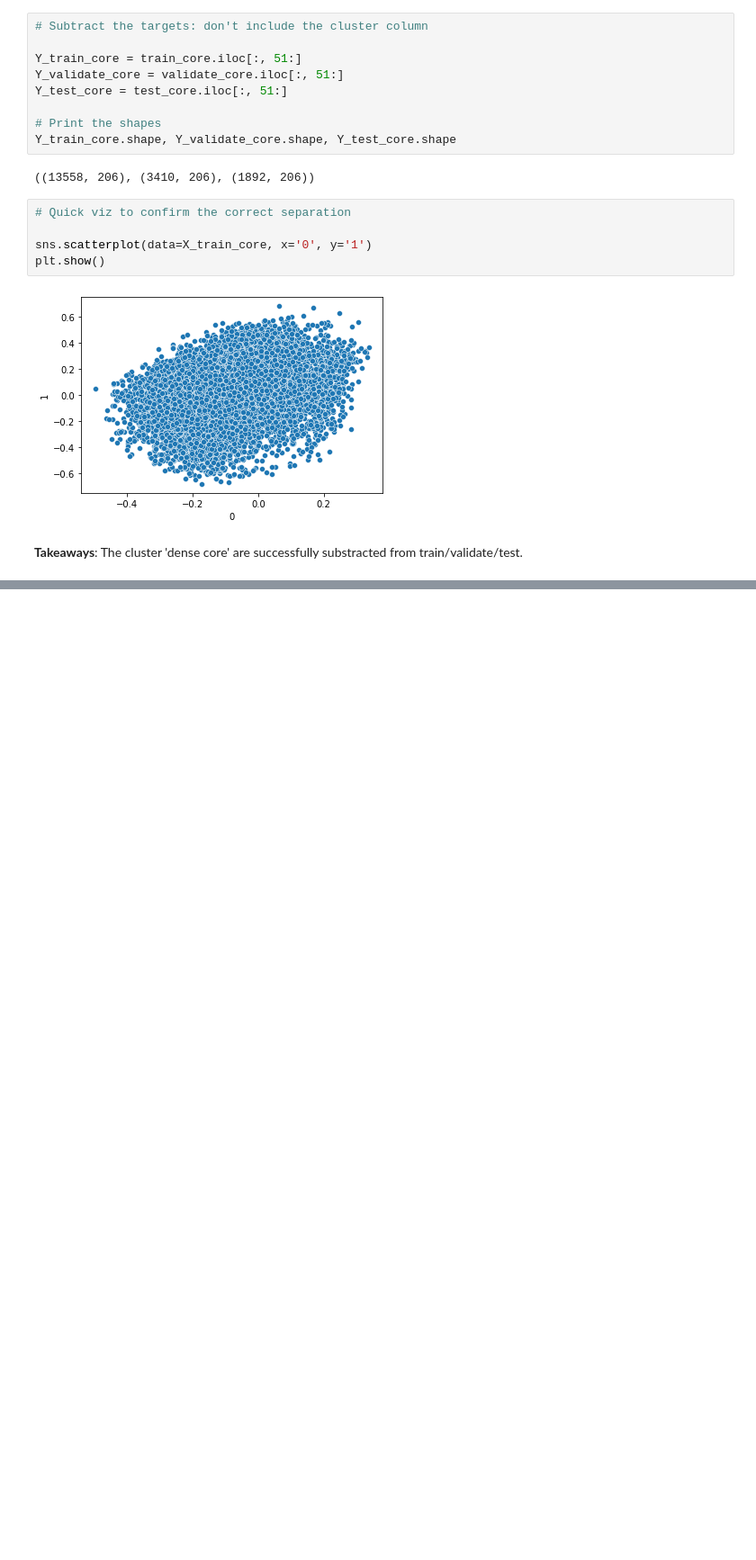
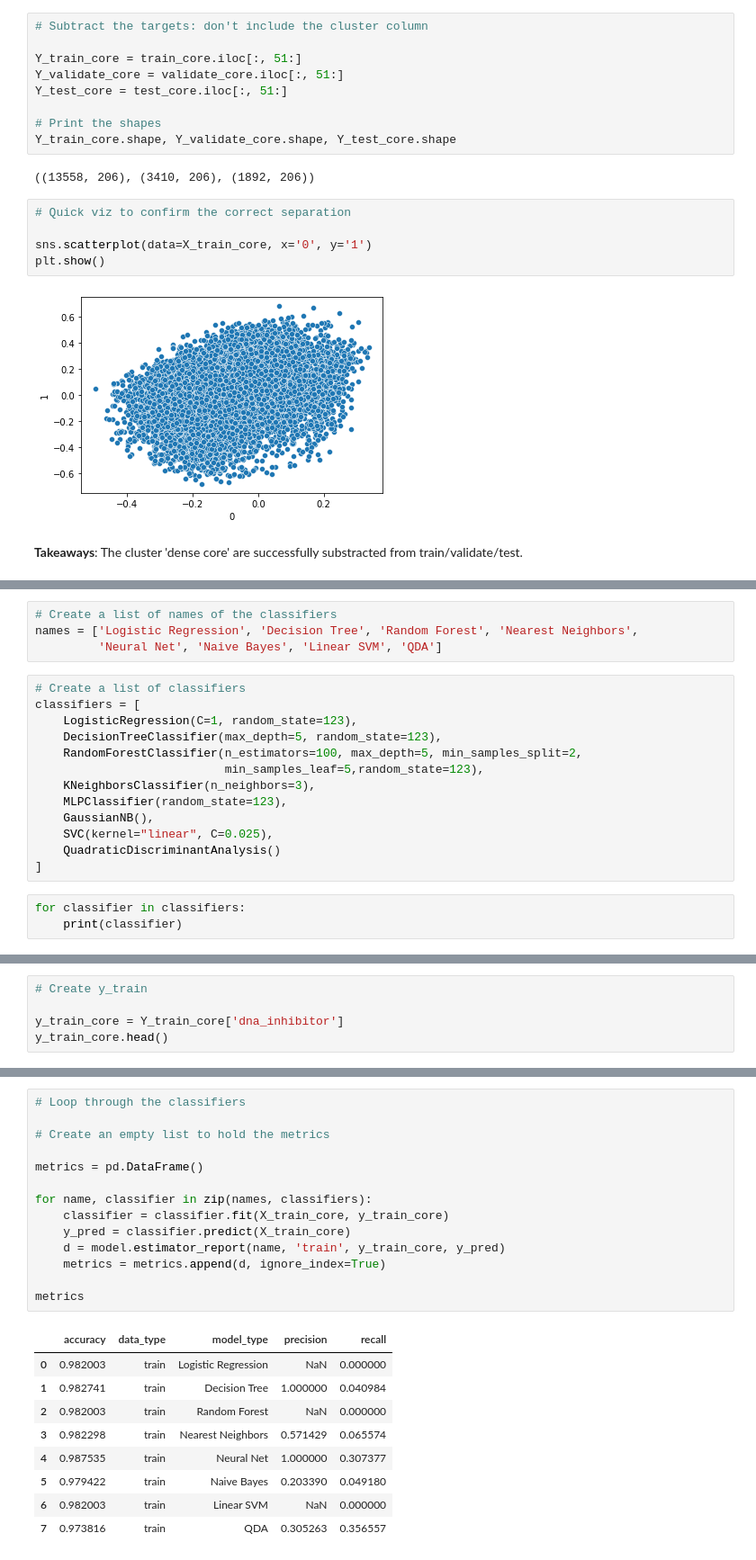
Before and after one commit to Yongliang-Shi/Mechanism-of-Action-Prediction, a Jupyter notebook: classifier_chain_v8.ipynb, the cells around one changed output, grey strips where cells are left out. Shown: that part at 90% size. Drawn from its saved outputs; the diff is of its cells as text; blank space fills up the shorter version.

Commit message:
test classifiers for loop on a single label

```diff
--- a/classifier_chain_v8.ipynb
+++ b/classifier_chain_v8.ipynb
@@ -222,0 +312,20 @@ plt.show()
+# %%
+# Create a list of names of the classifiers
+names = ['Logistic Regression', 'Decision Tree', 'Random Forest', 'Nearest Neighbors',
+         'Neural Net', 'Naive Bayes', 'Linear SVM', 'QDA']
+# %%
+# Create a list of classifiers
+classifiers = [
+    LogisticRegression(C=1, random_state=123),
+    DecisionTreeClassifier(max_depth=5, random_state=123),
+    RandomForestClassifier(n_estimators=100, max_depth=5, min_samples_split=2,
+                           min_samples_leaf=5,random_state=123),
+    KNeighborsClassifier(n_neighbors=3),
+    MLPClassifier(random_state=123),
+    GaussianNB(),
+    SVC(kernel="linear", C=0.025),
+    QuadraticDiscriminantAnalysis()
+]
+# %%
+for classifier in classifiers:
+    print(classifier)
@@ -222,0 +348,5 @@ plt.show()
+# %%
+# Create y_train
+
+y_train_core = Y_train_core['dna_inhibitor']
+y_train_core.head()
@@ -222,0 +368,24 @@ plt.show()
+# %%
+# Loop through the classifiers
+
+# Create an empty list to hold the metrics
+
+metrics = pd.DataFrame()
+
+for name, classifier in zip(names, classifiers):
+    classifier = classifier.fit(X_train_core, y_train_core)
+    y_pred = classifier.predict(X_train_core)
+    d = model.estimator_report(name, 'train', y_train_core, y_pred)
+    metrics = metrics.append(d, ignore_index=True)
+
+metrics
+# %% [output]
+|  | accuracy | data_type | model_type | precision | recall |
+| 0 | 0.982003 | train | Logistic Regression | NaN | 0.000000 |
+| 1 | 0.982741 | train | Decision Tree | 1.000000 | 0.040984 |
+| 2 | 0.982003 | train | Random Forest | NaN | 0.000000 |
+| 3 | 0.982298 | train | Nearest Neighbors | 0.571429 | 0.065574 |
+| 4 | 0.987535 | train | Neural Net | 1.000000 | 0.307377 |
+| 5 | 0.979422 | train | Naive Bayes | 0.203390 | 0.049180 |
+| 6 | 0.982003 | train | Linear SVM | NaN | 0.000000 |
+| 7 | 0.973816 | train | QDA | 0.305263 | 0.356557 |
```
Also changed, not shown: parts of 15 cells of this notebook.
